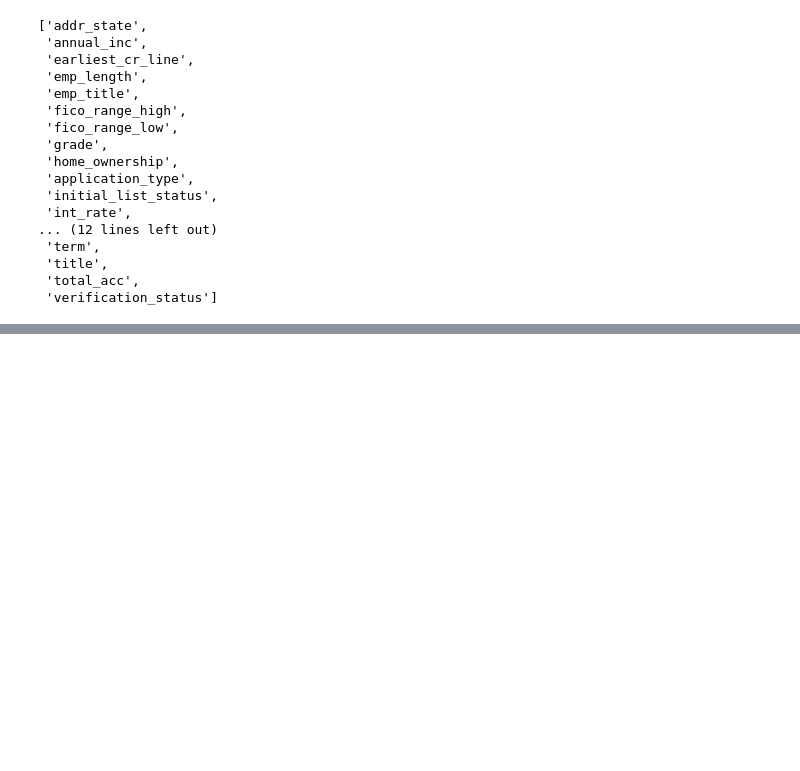
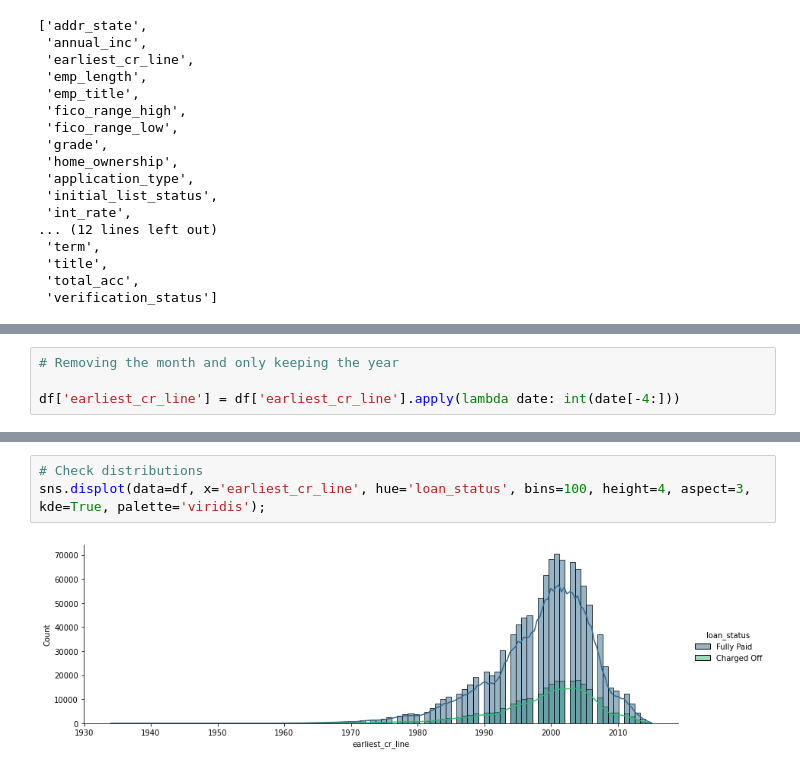
Before and after one commit to dstushar7/credit-risk-analysis, a Jupyter notebook: Credit Risk.ipynb, the cells around one changed output, grey strips where cells are left out. Cells and saved outputs as stored; diff of their text form; blank space fills up the shorter version.

```diff
--- a/Credit Risk.ipynb
+++ b/Credit Risk.ipynb
@@ -411,0 +426,4 @@ df.groupby('loan_status')['annual_inc'].describe()
+# %%
+# Removing the month and only keeping the year
+
+df['earliest_cr_line'] = df['earliest_cr_line'].apply(lambda date: int(date[-4:]))
@@ -411,0 +439,5 @@ df.groupby('loan_status')['annual_inc'].describe()
+# %%
+# Check distributions
+sns.displot(data=df, x='earliest_cr_line', hue='loan_status', bins=100, height=4, aspect=3, kde=True, palette='viridis');
+# %% [output]
+[figure, added]
```
Also changed, not shown: parts of 57 cells of this notebook.
